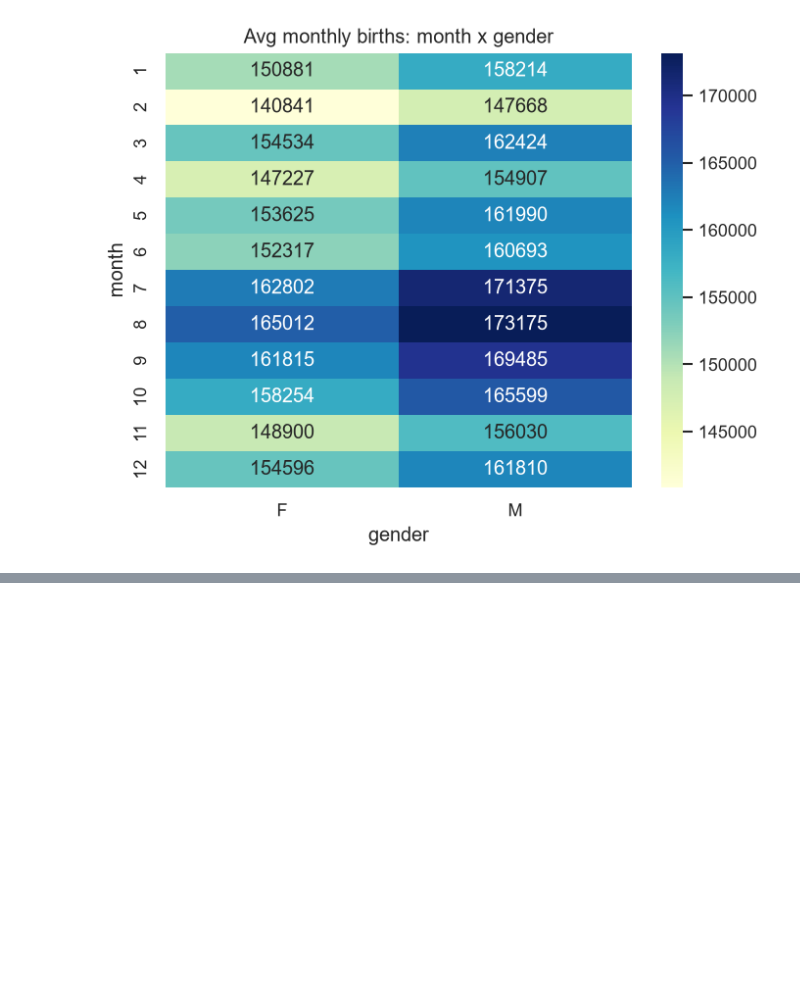
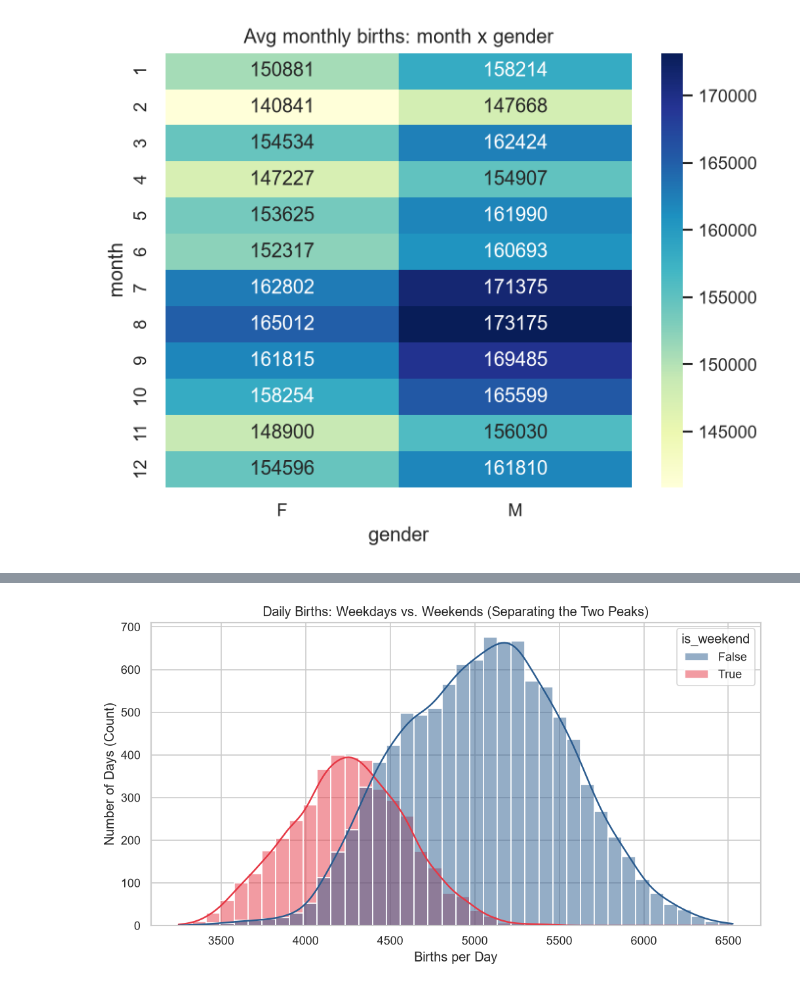
Before and after one commit to muneeb112233/Data_Analysis, a Jupyter notebook: Birth_Rate/Analysis.ipynb, the cells around one changed output, grey strips where cells are left out. Drawn from its saved outputs; the diff is of its cells as text; code cells hidden in the pictures; blank space fills up the shorter version.

```diff
--- a/Birth_Rate/Analysis.ipynb
+++ b/Birth_Rate/Analysis.ipynb
@@ -422,0 +464,25 @@ plt.show()
+# %%
+
+# 1. Feature Engineering: Extract the day of the week
+valid["dt"] = pd.to_datetime(
+    valid[["year", "month", "day"]]
+)  # combine into datetime
+valid["is_weekend"] = valid["dt"].dt.dayofweek >= 5  # 5 = Sat, 6 = Sun
+
+# 2. Plot two distributions overlaid on top of each other
+plt.figure(figsize=(10, 5))
+sns.histplot(
+    data=valid,
+    x="births",
+    hue="is_weekend",
+    bins=40,
+    kde=True,
+    palette={False: "#2b5c8f", True: "#e63946"},
+)
+
+plt.title("Daily Births: Weekdays vs. Weekends (Separating the Two Peaks)")
+plt.xlabel("Births per Day")
+plt.ylabel("Number of Days (Count)")
+plt.show()
+# %% [output]
+[figure, added]
```
Also changed, not shown: parts of 14 cells of this notebook.
